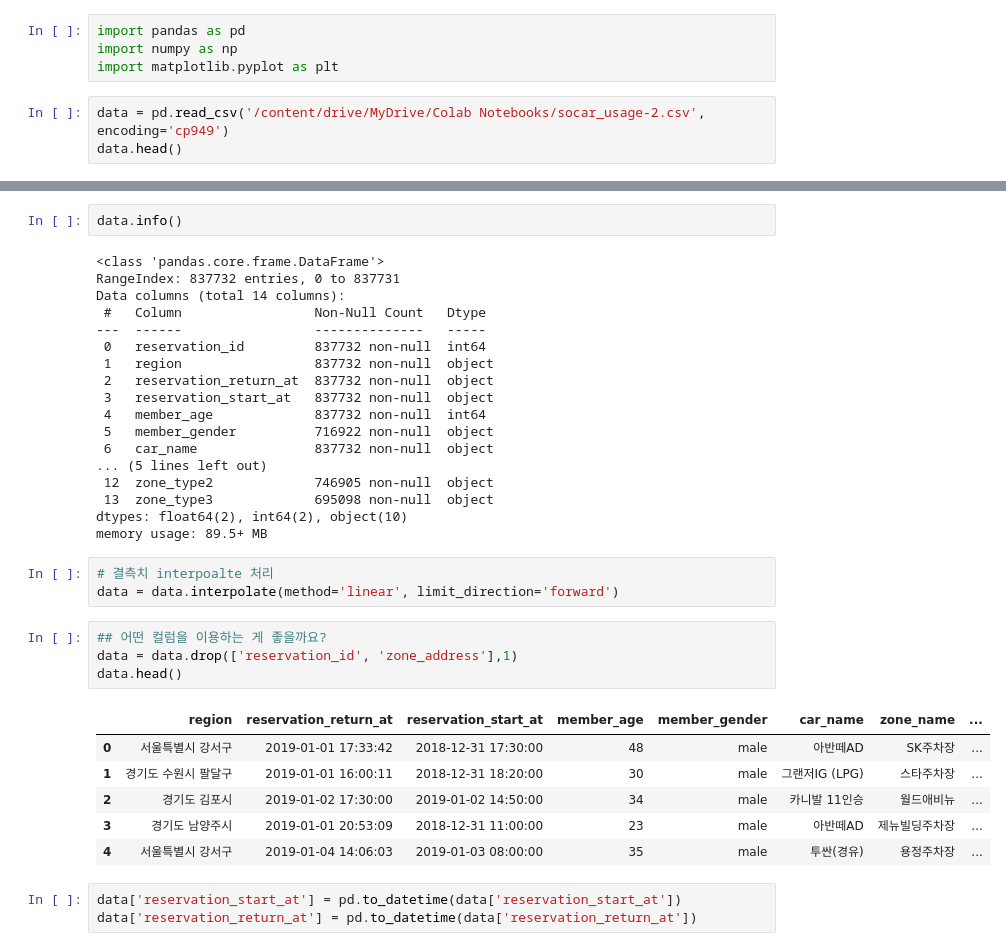
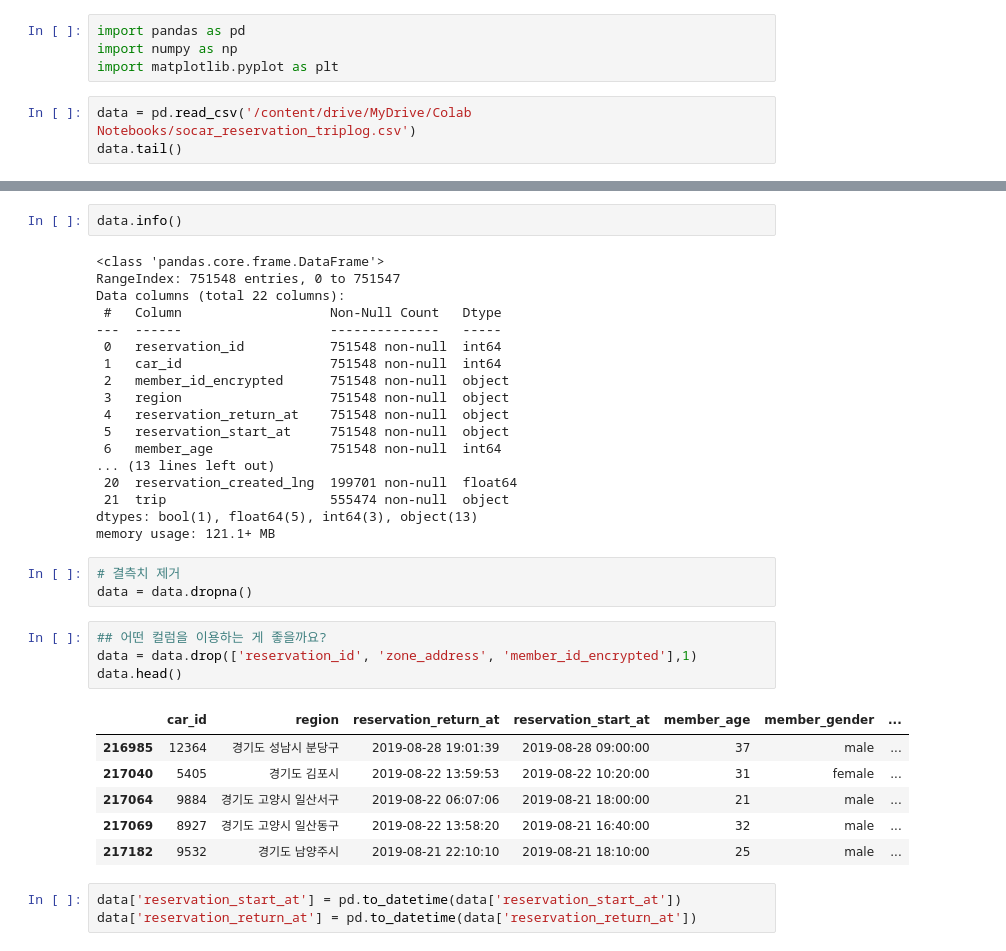
Before and after one commit to easttuna/Sodascar_User-clustering-and-classification-model-based-on-usage-history, a Jupyter notebook: EDA.ipynb, the cells around one changed output, grey strips where cells are left out. Cells and saved outputs as stored; diff of their text form.

```diff
--- a/EDA.ipynb
+++ b/EDA.ipynb
@@ -10,6 +10,6 @@ import pandas as pd
 import numpy as np
 import matplotlib.pyplot as plt
 # %%
-data = pd.read_csv('/content/drive/MyDrive/Colab Notebooks/socar_usage-2.csv',  encoding='cp949')
-data.head()
+data = pd.read_csv('/content/drive/MyDrive/Colab Notebooks/socar_reservation_triplog.csv')
+data.tail()
 # %% [output]
@@ -23,36 +23,36 @@ data.head()
 data.info()
 # %% [output]
 <class 'pandas.core.frame.DataFrame'>
-RangeIndex: 837732 entries, 0 to 837731
-Data columns (total 14 columns):
- #   Column                 Non-Null Count   Dtype
----  ------                 --------------   -----
- 0   reservation_id         837732 non-null  int64
- 1   region                 837732 non-null  object
- 2   reservation_return_at  837732 non-null  object
- 3   reservation_start_at   837732 non-null  object
- 4   member_age             837732 non-null  int64
- 5   member_gender          716922 non-null  object
- 6   car_name               837732 non-null  object
-... (5 lines left out)
- 12  zone_type2             746905 non-null  object
- 13  zone_type3             695098 non-null  object
-dtypes: float64(2), int64(2), object(10)
-memory usage: 89.5+ MB
+RangeIndex: 751548 entries, 0 to 751547
+Data columns (total 22 columns):
+ #   Column                   Non-Null Count   Dtype
+---  ------                   --------------   -----
+ 0   reservation_id           751548 non-null  int64
+ 1   car_id                   751548 non-null  int64
+ 2   member_id_encrypted      751548 non-null  object
+ 3   region                   751548 non-null  object
+ 4   reservation_return_at    751548 non-null  object
+ 5   reservation_start_at     751548 non-null  object
+ 6   member_age               751548 non-null  int64
+... (13 lines left out)
+ 20  reservation_created_lng  199701 non-null  float64
+ 21  trip                     555474 non-null  object
+dtypes: bool(1), float64(5), int64(3), object(13)
+memory usage: 121.1+ MB
 # %%
-# 결측치 interpoalte 처리
-data = data.interpolate(method='linear', limit_direction='forward')
+# 결측치 제거
+data = data.dropna()
 # %%
 ## 어떤 컬럼을 이용하는 게 좋을까요?
-data = data.drop(['reservation_id', 'zone_address'],1)
+data = data.drop(['reservation_id', 'zone_address', 'member_id_encrypted'],1)
 data.head()
 # %% [output]
-|  | region | reservation_return_at | reservation_start_at | member_age | member_gender | car_name | zone_name | ... |
-| 0 | 서울특별시 강서구 | 2019-01-01 17:33:42 | 2018-12-31 17:30:00 | 48 | male | 아반떼AD | SK주차장 | ... |
-| 1 | 경기도 수원시 팔달구 | 2019-01-01 16:00:11 | 2018-12-31 18:20:00 | 30 | male | 그랜저IG (LPG) | 스타주차장 | ... |
-| 2 | 경기도 김포시 | 2019-01-02 17:30:00 | 2019-01-02 14:50:00 | 34 | male | 카니발 11인승 | 월드애비뉴 | ... |
-| 3 | 경기도 남양주시 | 2019-01-01 20:53:09 | 2018-12-31 11:00:00 | 23 | male | 아반떼AD | 제뉴빌딩주차장 | ... |
-| 4 | 서울특별시 강서구 | 2019-01-04 14:06:03 | 2019-01-03 08:00:00 | 35 | male | 투싼(경유) | 용정주차장 | ... |
+|  | car_id | region | reservation_return_at | reservation_start_at | member_age | member_gender | ... |
+| 216985 | 12364 | 경기도 성남시 분당구 | 2019-08-28 19:01:39 | 2019-08-28 09:00:00 | 37 | male | ... |
+| 217040 | 5405 | 경기도 김포시 | 2019-08-22 13:59:53 | 2019-08-22 10:20:00 | 31 | female | ... |
+| 217064 | 9884 | 경기도 고양시 일산서구 | 2019-08-22 06:07:06 | 2019-08-21 18:00:00 | 21 | male | ... |
+| 217069 | 8927 | 경기도 고양시 일산동구 | 2019-08-22 13:58:20 | 2019-08-21 16:40:00 | 32 | male | ... |
+| 217182 | 9532 | 경기도 남양주시 | 2019-08-21 22:10:10 | 2019-08-21 18:10:00 | 25 | male | ... |
 # %%
 data['reservation_start_at'] = pd.to_datetime(data['reservation_start_at'])
 data['reservation_return_at'] = pd.to_datetime(data['reservation_return_at'])
```
Also changed, not shown: parts of 4 cells of this notebook.
